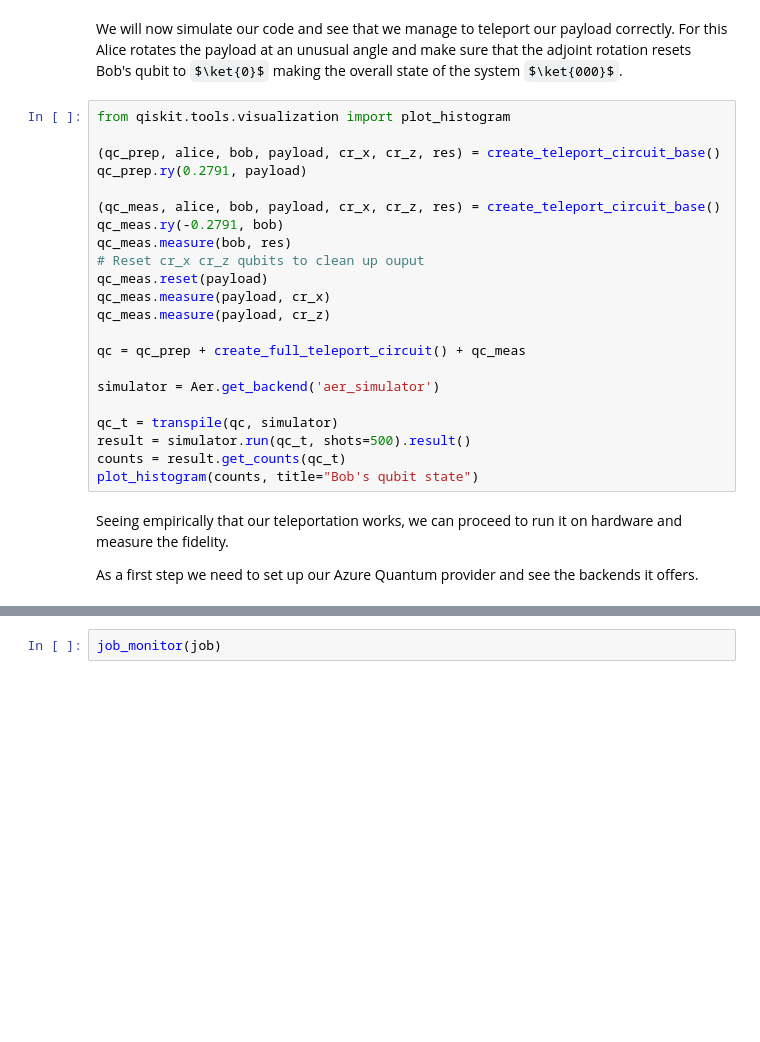
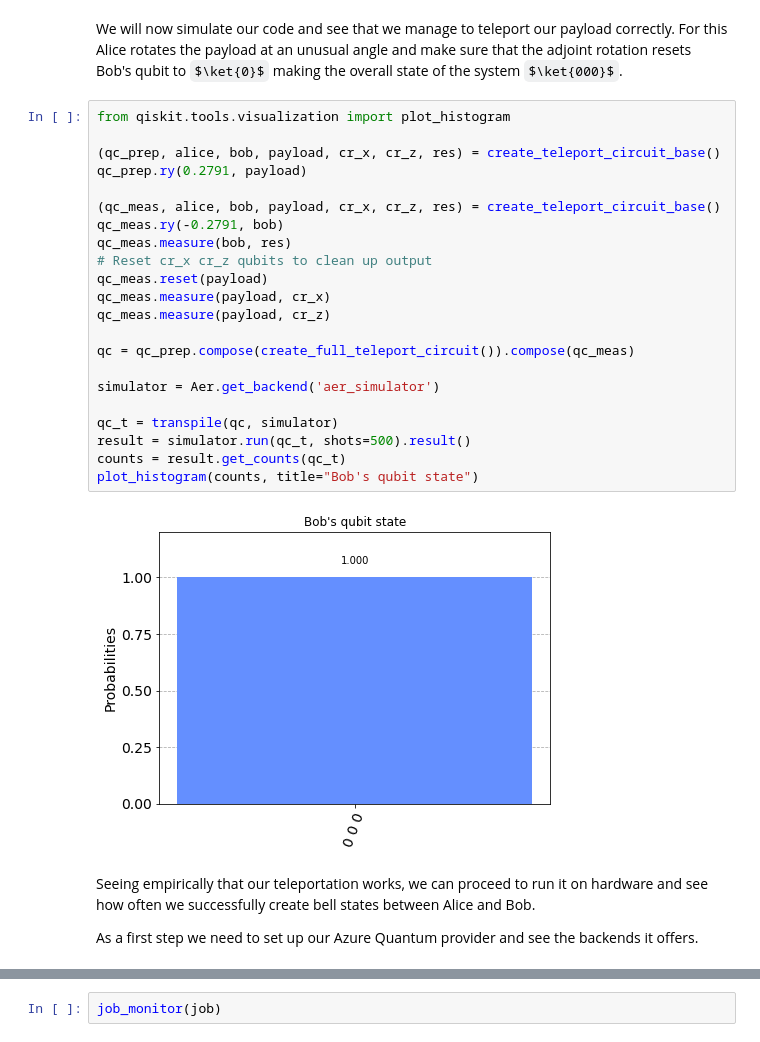
Before and after one commit to microsoft/Quantum, a Jupyter notebook: samples/azure-quantum/entanglement-swap/ES-quantinuum-qiskit.ipynb, the cells around one changed output, grey strips where cells are left out. Drawn from its saved outputs; the diff is of its cells as text; some formulas as TeX source; blank space fills up the shorter version.

```diff
--- a/samples/azure-quantum/entanglement-swap/ES-quantinuum-qiskit.ipynb
+++ b/samples/azure-quantum/entanglement-swap/ES-quantinuum-qiskit.ipynb
@@ -128,27 +105,29 @@ For this Alice rotates the payload at an unusual angle and make sure that the ad
 # %%
 from qiskit.tools.visualization import plot_histogram
 
 (qc_prep, alice, bob, payload, cr_x, cr_z, res) = create_teleport_circuit_base()
 qc_prep.ry(0.2791, payload)
 
 (qc_meas, alice, bob, payload, cr_x, cr_z, res) = create_teleport_circuit_base()
 qc_meas.ry(-0.2791, bob)
 qc_meas.measure(bob, res)
-# Reset cr_x cr_z qubits to clean up ouput
+# Reset cr_x cr_z qubits to clean up output
 qc_meas.reset(payload)
 qc_meas.measure(payload, cr_x)
 qc_meas.measure(payload, cr_z)
 
-qc = qc_prep + create_full_teleport_circuit() + qc_meas
+qc = qc_prep.compose(create_full_teleport_circuit()).compose(qc_meas)
 
 simulator = Aer.get_backend('aer_simulator')
 
 qc_t = transpile(qc, simulator)
 result = simulator.run(qc_t, shots=500).result()
 counts = result.get_counts(qc_t)
 plot_histogram(counts, title="Bob's qubit state")
+# %% [output]
+[figure, added]
 # %% [markdown]
-Seeing empirically that our teleportation works, we can proceed to run it on hardware and measure the fidelity.
+Seeing empirically that our teleportation works, we can proceed to run it on hardware and see how often we successfully create bell states between Alice and Bob.
 
 
 As a first step we need to set up our Azure Quantum provider and see the backends it offers.
```
Also changed, not shown: parts of 32 cells of this notebook, 2 other files.
